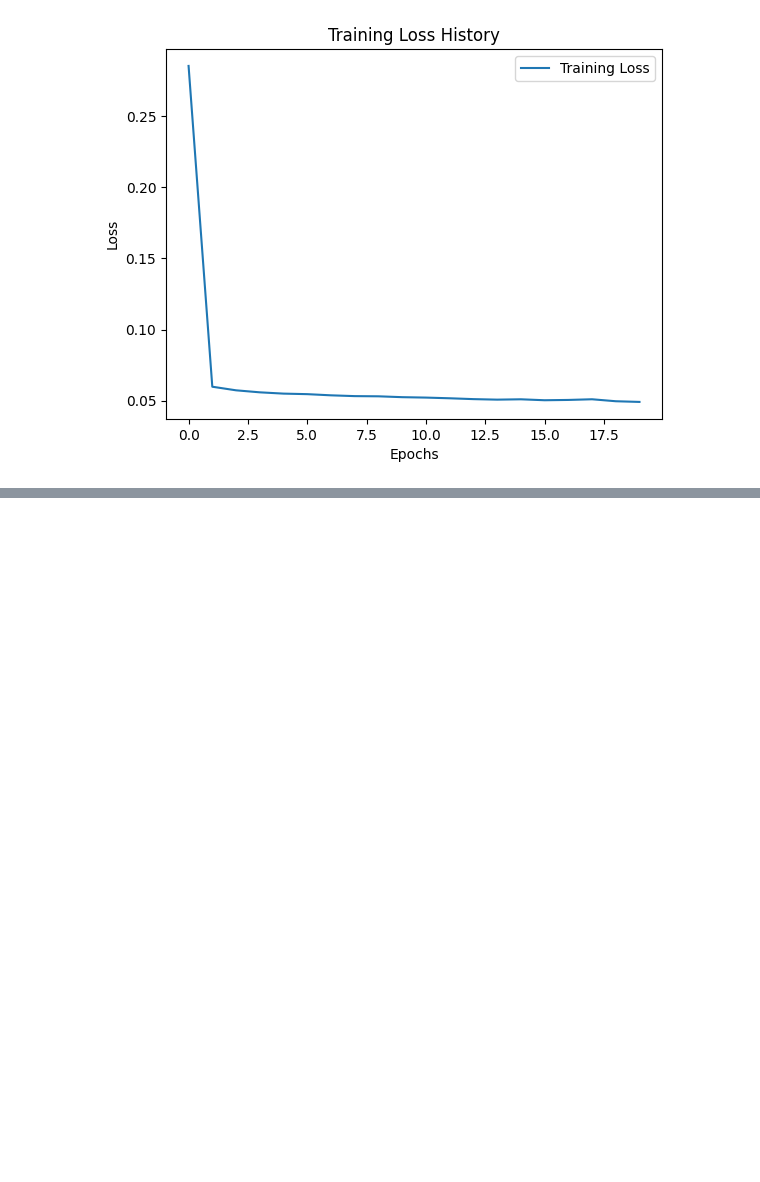
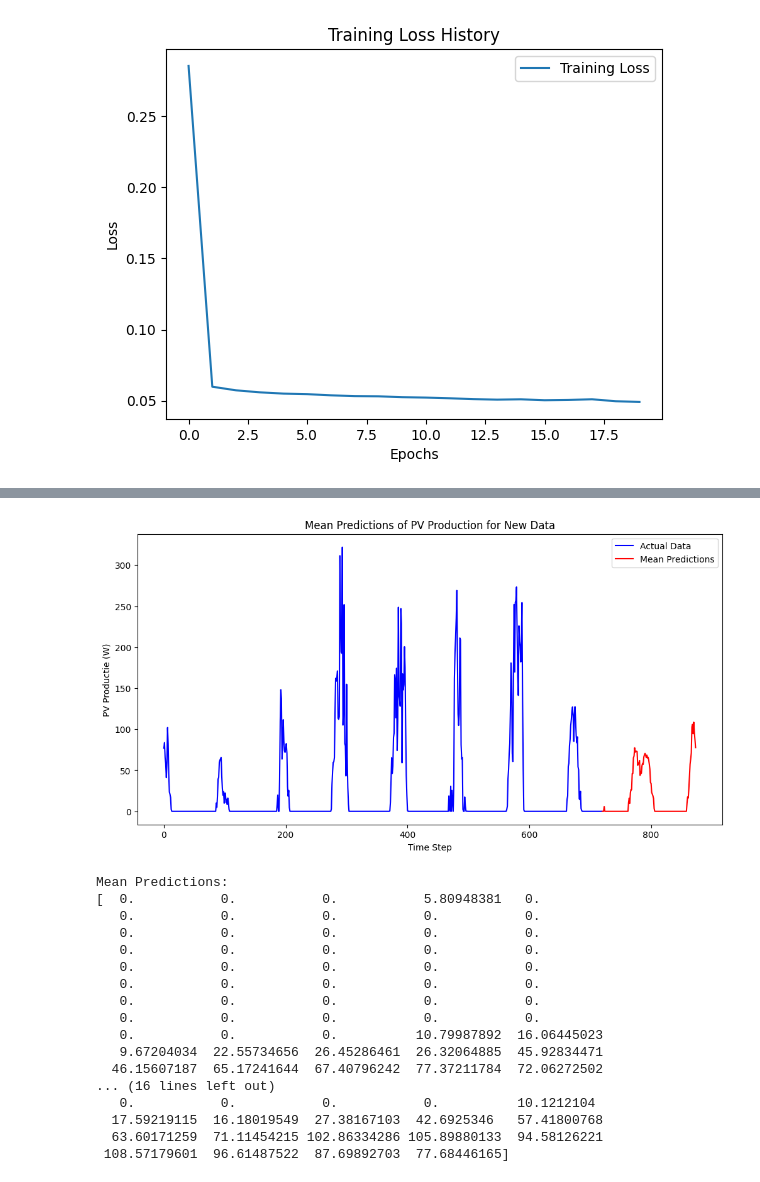
Before and after one commit to Ozziehman/Energiescan, a Jupyter notebook: 2022_15min_data_models.ipynb, the cells around one changed output, grey strips where cells are left out. Saved outputs shown, nothing was run; the diff lists cells and outputs as text; code cells hidden in the pictures; blank space fills up the shorter version.

```diff
--- a/2022_15min_data_models.ipynb
+++ b/2022_15min_data_models.ipynb
@@ -608,0 +695,62 @@ plt.show()
+# %%
+import pandas as pd
+import numpy as np
+import matplotlib.pyplot as plt
+from tensorflow.keras.models import load_model
+import pickle
+
+# Load the scaler and models
+with open('core/static/data/lstm_scaler_pv.pkl', 'rb') as f:
+    scaler_LSTM = pickle.load(f)
+with open('core/static/data/gru_scaler_pv.pkl', 'rb') as f:
+    scaler_GRU = pickle.load(f)
+
+model_LSTM = load_model('core/static/data/lstm_model_pv.h5')
+model_GRU = load_model('core/static/data/gru_model_pv.h5')
+
+# Load new data and preprocess
+new_data = pd.read_csv('core/static/data/2022_15min_data_with_GHI.csv', sep=',', low_memory=False).tail(720)
+new_data = new_data[['PV Productie (W)', 'Month', 'Day', 'Hour', 'Minute', 'Weekday', 'GHI (W/m^2)']]
+new_data_scaled_LSTM = scaler_LSTM.transform(new_data)
+new_data_scaled_GRU = scaler_GRU.transform(new_data)
+
+# Function to create sequences
+def create_sequences(data, seq_length):
+    X = []
+    for i in range(len(data) - seq_length + 1):
+        seq = data[i:(i + seq_length), :]
+        X.append(seq)
+    return np.array(X)
+
+# Define sequence length
+seq_length = 720
+
+# Create sequences for new data
+X_new_LSTM = create_sequences(new_data_scaled_LSTM, seq_length)
+X_new_GRU = create_sequences(new_data_scaled_GRU, seq_length)
+
+# Predictions from LSTM and GRU models
+y_new_pred_LSTM = model_LSTM.predict(X_new_LSTM)
+y_new_pred_GRU = model_GRU.predict(X_new_GRU)
+
+# Calculate mean predictions
+mean_predictions = np.mean([y_new_pred_LSTM, y_new_pred_GRU], axis=0)
+
+# Inverse transform mean predictions
+mean_predictions_reshaped = mean_predictions.reshape(-1, 1)
+dummy_features_new = np.zeros((mean_predictions_reshaped.shape[0], scaler_LSTM.scale_.shape[0] - 1))
+mean_predictions_inv = scaler_LSTM.inverse_transform(np.concatenate((mean_predictions_reshaped, dummy_features_new), axis=1))[:, 0]
+
+# Plotting
+input_sequence = new_data['PV Productie (W)'].values
+
+plt.figure(figsize=(12, 6))
+plt.plot(input_sequence, label='Actual Data', color='blue')
+x_axis_for_pred = np.arange(len(input_sequence), len(input_sequence) + len(mean_predictions_inv))
+plt.plot(x_axis_for_pred, mean_predictions_inv, label='Mean Predictions', color='red')
+plt.title('Mean Predictions of PV Production for New Data')
+plt.ylabel('PV Productie (W)')
+plt.xlabel('Time Step')
+plt.legend()
+plt.show()
+# %% [output]
@@ -608,0 +759,18 @@ plt.show()
+[figure, added]
+Mean Predictions:
+[  0.           0.           0.           5.80948381   0.
+   0.           0.           0.           0.           0.
+   0.           0.           0.           0.           0.
+   0.           0.           0.           0.           0.
+   0.           0.           0.           0.           0.
+   0.           0.           0.           0.           0.
+   0.           0.           0.           0.           0.
+   0.           0.           0.           0.           0.
+   0.           0.           0.          10.79987892  16.06445023
+   9.67204034  22.55734656  26.45286461  26.32064885  45.92834471
+  46.15607187  65.17241644  67.40796242  77.37211784  72.06272502
+... (16 lines left out)
+   0.           0.           0.           0.          10.1212104
+  17.59219115  16.18019549  27.38167103  42.6925346   57.41800768
+  63.60171259  71.11454215 102.86334286 105.89880133  94.58126221
+ 108.57179601  96.61487522  87.69892703  77.68446165]
```
Also changed, not shown: parts of 4 cells of this notebook, 1 other file.
